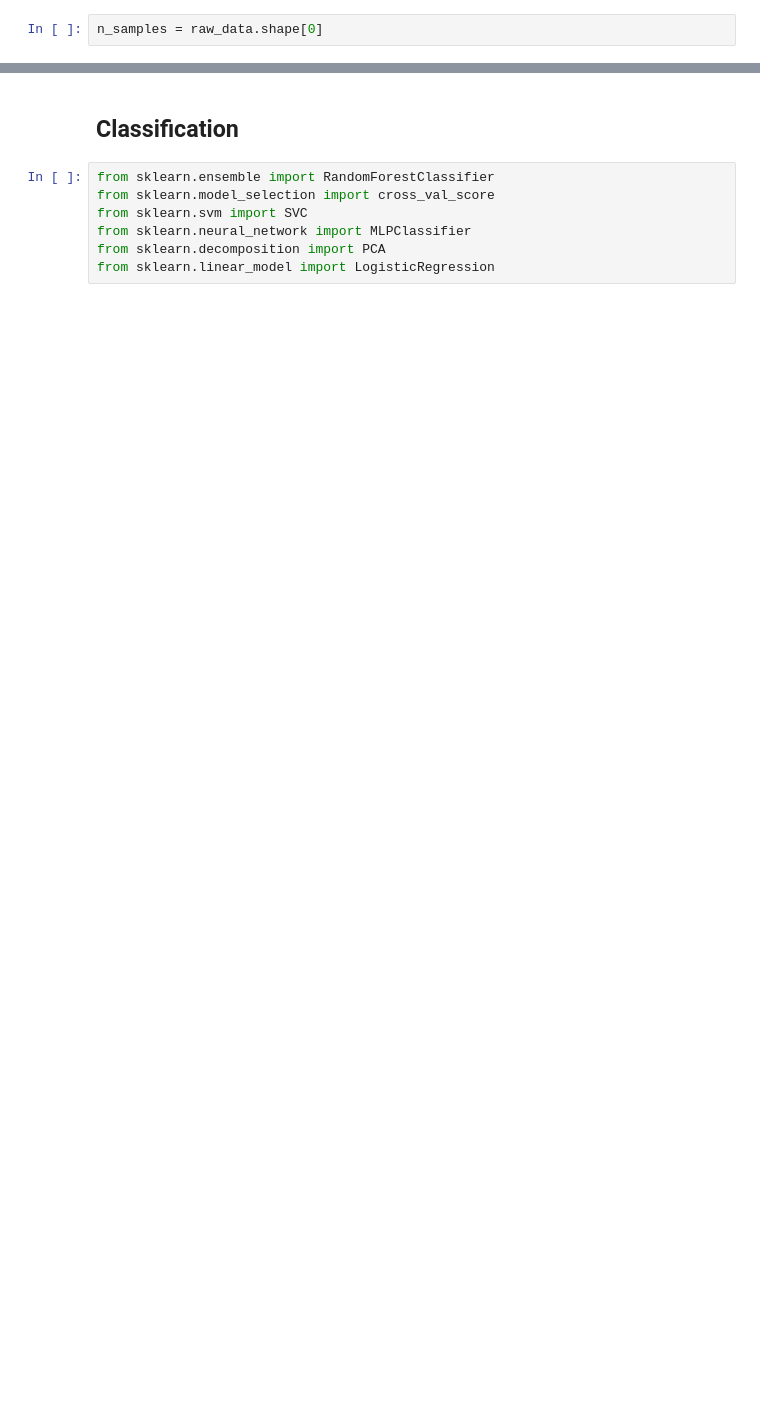
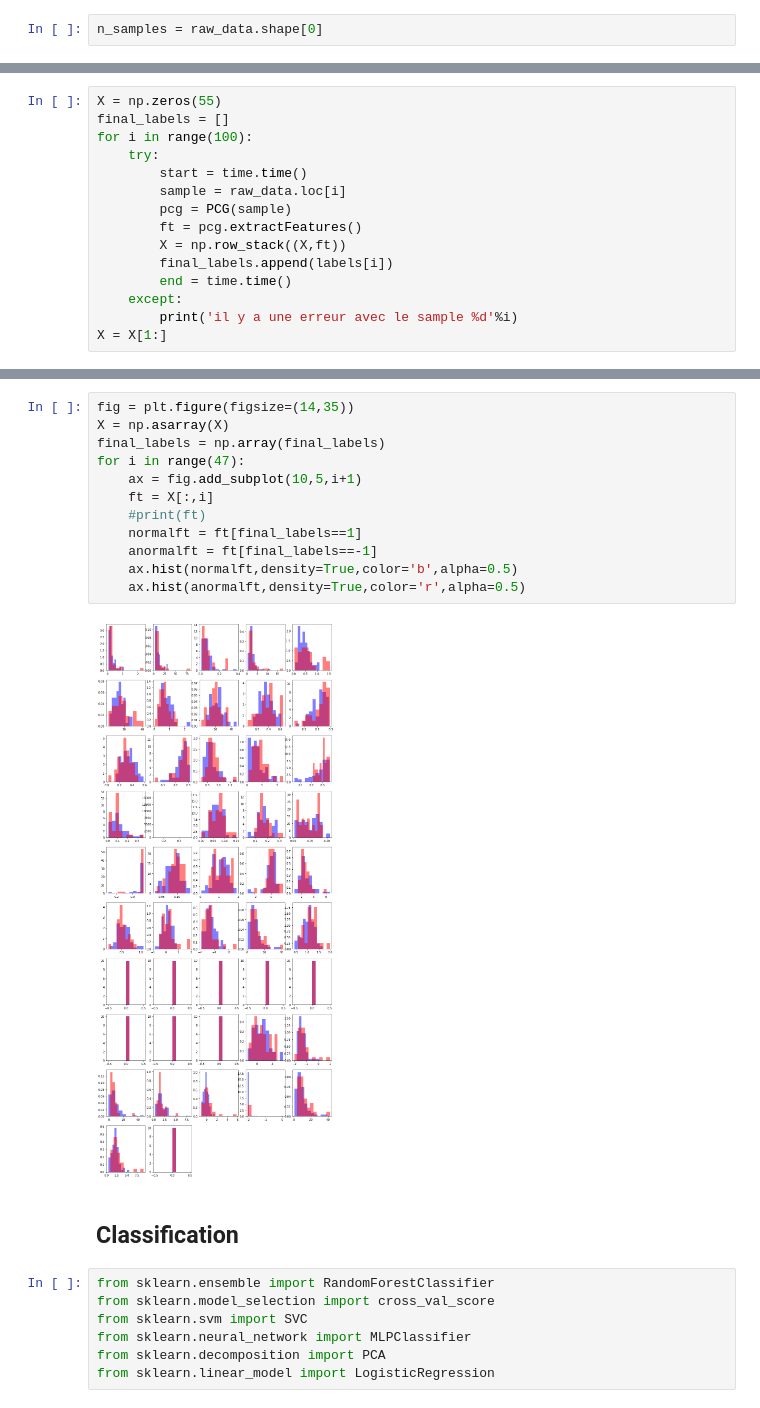
Before and after one commit to aymericfloyrac/Python_for_datascience, a Jupyter notebook: Projet Python.ipynb, the cells around one changed output, grey strips where cells are left out. Saved outputs shown, nothing was run; the diff lists cells and outputs as text; blank space fills up the shorter version.

```diff
--- a/Projet Python.ipynb
+++ b/Projet Python.ipynb
@@ -329,0 +299,15 @@ tlag = np.asarray([np.min(t1[i]+t2[i]+t12[i]+t21[i]) for i in range(len(t12))])
+# %%
+X = np.zeros(55)
+final_labels = []
+for i in range(100):
+    try:
+        start = time.time()
+        sample = raw_data.loc[i]
+        pcg = PCG(sample)
+        ft = pcg.extractFeatures()
+        X = np.row_stack((X,ft))
+        final_labels.append(labels[i])
+        end = time.time()
+    except:
+        print('il y a une erreur avec le sample %d'%i)
+X = X[1:]
@@ -330,3 +349,17 @@ tlag = np.asarray([np.min(t1[i]+t2[i]+t12[i]+t21[i]) for i in range(len(t12))])
+# %%
+fig = plt.figure(figsize=(14,35))
+X = np.asarray(X)
+final_labels = np.array(final_labels)
+for i in range(47):
+    ax = fig.add_subplot(10,5,i+1)
+    ft = X[:,i]
+    #print(ft)
+    normalft = ft[final_labels==1]
+    anormalft = ft[final_labels==-1]
+    ax.hist(normalft,density=True,color='b',alpha=0.5)
+    ax.hist(anormalft,density=True,color='r',alpha=0.5)
+# %% [output]
+[figure, added]
 # %% [markdown]
 ## Classification
 # %%
```
Also changed, not shown: parts of 11 cells of this notebook.
